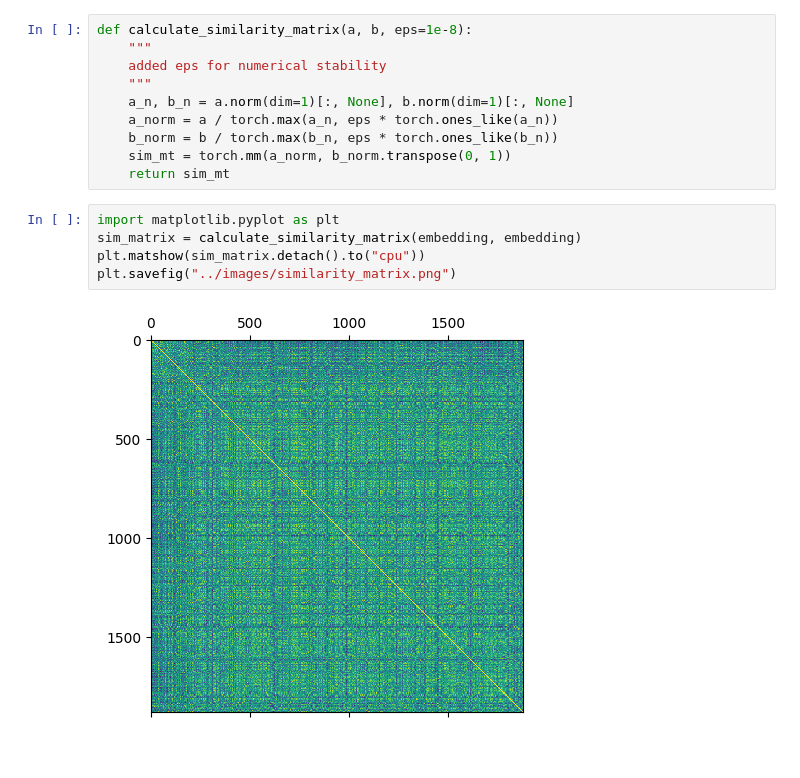
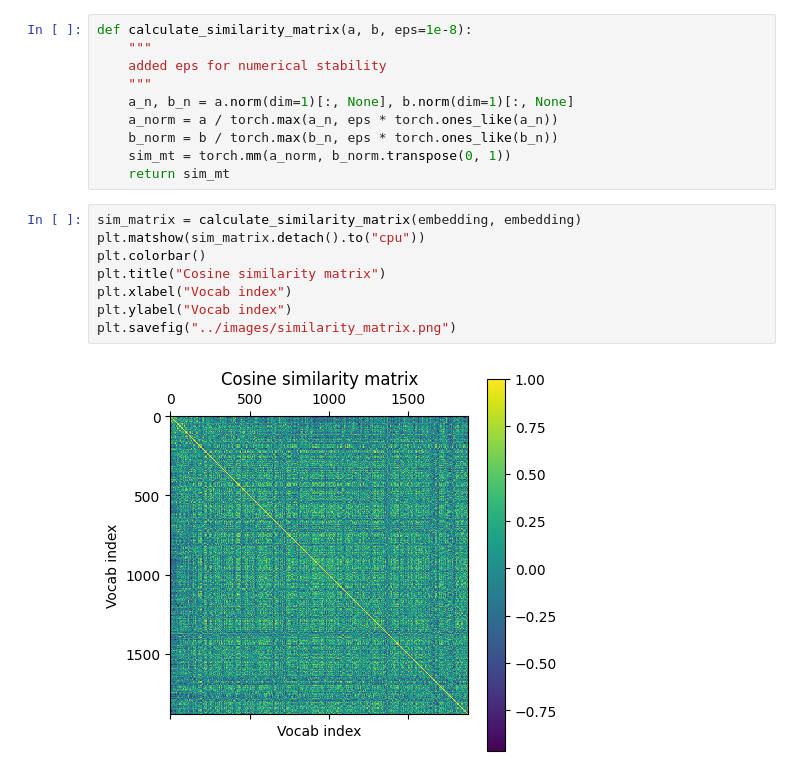
Before and after one commit to simsam8/inf265_project3, a Jupyter notebook: notebooks/embedding.ipynb, the cells around one changed output. Saved outputs shown, nothing was run; the diff lists cells and outputs as text.

Commit message:
add colorbar to similarity matrix

```diff
--- a/notebooks/embedding.ipynb
+++ b/notebooks/embedding.ipynb
@@ -363,10 +363,13 @@ def calculate_similarity_matrix(a, b, eps=1e-8):
     b_norm = b / torch.max(b_n, eps * torch.ones_like(b_n))
     sim_mt = torch.mm(a_norm, b_norm.transpose(0, 1))
     return sim_mt
-# %%
-import matplotlib.pyplot as plt
-sim_matrix = calculate_similarity_matrix(embedding, embedding)
-plt.matshow(sim_matrix.detach().to("cpu"))
-plt.savefig("../images/similarity_matrix.png")
-# %% [output]
-[figure, removed]
+# %%
+sim_matrix = calculate_similarity_matrix(embedding, embedding)
+plt.matshow(sim_matrix.detach().to("cpu"))
+plt.colorbar()
+plt.title("Cosine similarity matrix")
+plt.xlabel("Vocab index")
+plt.ylabel("Vocab index")
+plt.savefig("../images/similarity_matrix.png")
+# %% [output]
+[figure, added]
```
Also changed, not shown: 1 other file.
